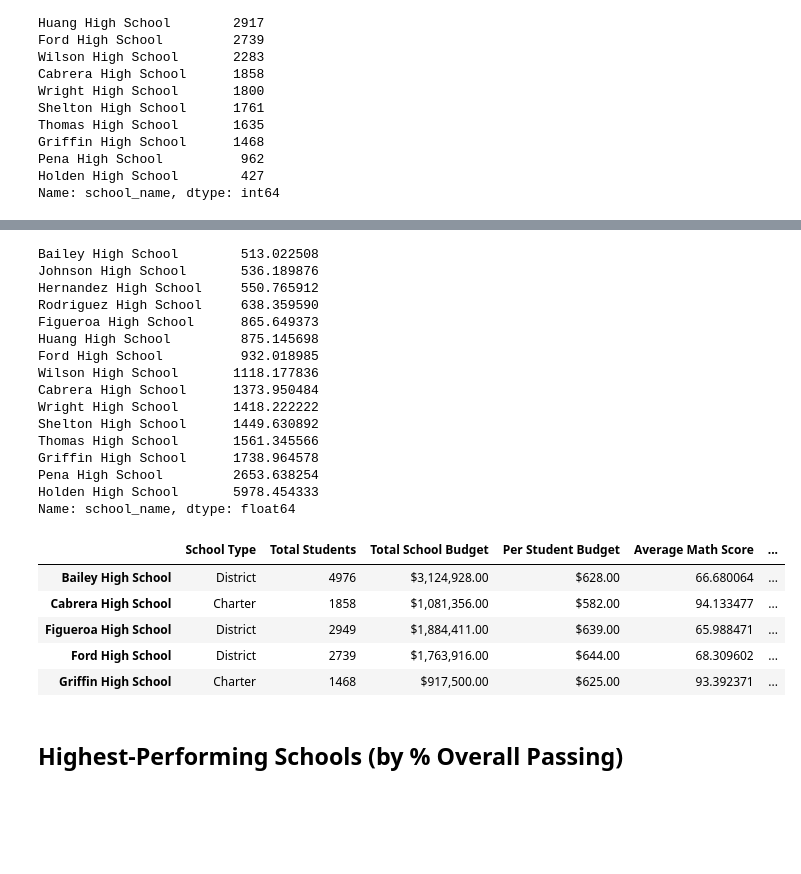
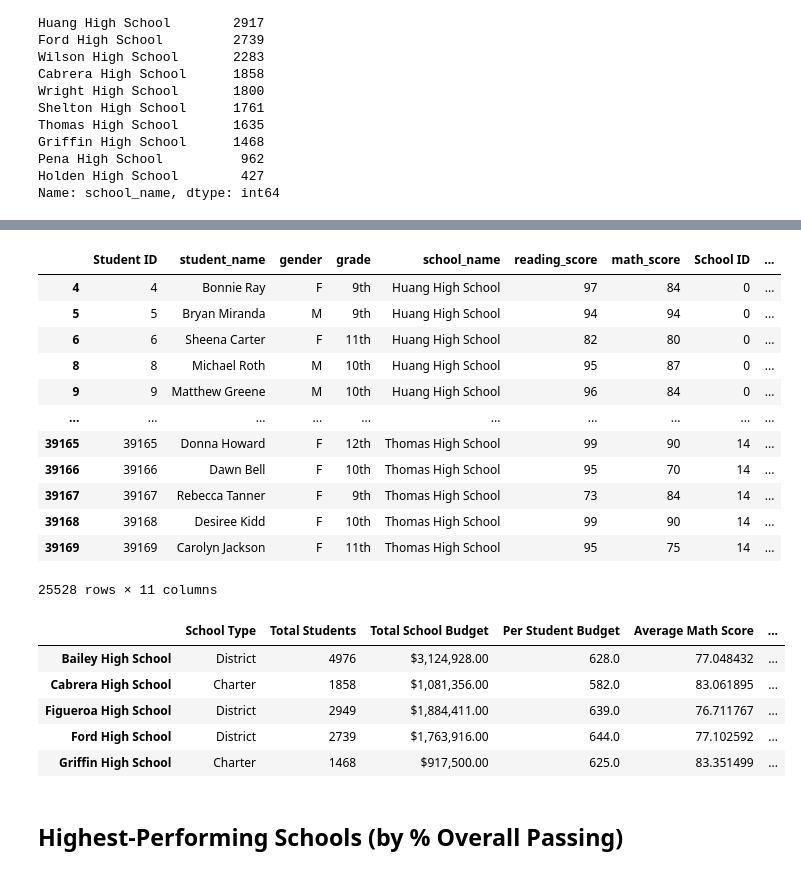
Before and after one commit to jm18443/pandas-challenge, a Jupyter notebook: PyCitySchools/PyCitySchools_starter.ipynb, the cells around one changed output, grey strips where cells are left out. Drawn from its saved outputs; the diff is of its cells as text; code cells hidden in the pictures; blank space fills up the shorter version.

```diff
--- a/PyCitySchools/PyCitySchools_starter.ipynb
+++ b/PyCitySchools/PyCitySchools_starter.ipynb
@@ -189,0 +149,4 @@ Name: school_name, dtype: float64
+# %%
+# Calculate the average test scores
+per_school_math = school_data_complete.groupby(["school_name"])["math_score"].mean()
+per_school_math
@@ -190,11 +171,5 @@ Name: school_name, dtype: float64
 # %%
 # Calculate the average test scores
-per_school_reading = school_data_complete.loc[school_data_complete["reading_score"]>=70]
-per_school_reading.head()
-
-group_read_sch=per_school_reading["school_name"].value_counts()
-group_read_sch.head()
-
-percent_read=group_read_sch/student_count*100
-percent_read
+per_school_reading = school_data_complete.groupby(["school_name"])["reading_score"].mean()
+per_school_reading
 # %% [output]
@@ -254,51 +206,48 @@ school_passing_reading
 # Use the provided code to calculate the schools that passed both math and reading with scores of 70 or higher
 passing_math_and_reading = school_data_complete[
     (school_data_complete["reading_score"] >= 70) & (school_data_complete["math_score"] >= 70)
-]['Student ID'].count()/per_school_counts*100
+]
 passing_math_and_reading
 # %% [output]
+|  | Student ID | student_name | gender | grade | school_name | reading_score | math_score | School ID | ... |
+| 4 | 4 | Bonnie Ray | F | 9th | Huang High School | 97 | 84 | 0 | ... |
+| 5 | 5 | Bryan Miranda | M | 9th | Huang High School | 94 | 94 | 0 | ... |
+| 6 | 6 | Sheena Carter | F | 11th | Huang High School | 82 | 80 | 0 | ... |
+| 8 | 8 | Michael Roth | M | 10th | Huang High School | 95 | 87 | 0 | ... |
+| 9 | 9 | Matthew Greene | M | 10th | Huang High School | 96 | 84 | 0 | ... |
+| ... | ... | ... | ... | ... | ... | ... | ... | ... | ... |
+| 39165 | 39165 | Donna Howard | F | 12th | Thomas High School | 99 | 90 | 14 | ... |
+| 39166 | 39166 | Dawn Bell | F | 10th | Thomas High School | 95 | 70 | 14 | ... |
+| 39167 | 39167 | Rebecca Tanner | F | 9th | Thomas High School | 73 | 84 | 14 | ... |
+| 39168 | 39168 | Desiree Kidd | F | 10th | Thomas High School | 99 | 90 | 14 | ... |
+| 39169 | 39169 | Carolyn Jackson | F | 11th | Thomas High School | 95 | 75 | 14 | ... |
-Bailey High School        513.022508
-Johnson High School       536.189876
-Hernandez High School     550.765912
-Rodriguez High School     638.359590
-Figueroa High School      865.649373
-Huang High School         875.145698
-Ford High School          932.018985
-Wilson High School       1118.177836
-Cabrera High School      1373.950484
-Wright High School       1418.222222
-Shelton High School      1449.630892
-Thomas High School       1561.345566
-Griffin High School      1738.964578
-Pena High School         2653.638254
-Holden High School       5978.454333
-Name: school_name, dtype: float64
+25528 rows × 11 columns
 # %%
 # Use the provided code to calculate the passing rates
 per_school_passing_math = school_passing_math.groupby(["school_name"]).count()["student_name"] / per_school_counts * 100
 per_school_passing_reading = school_passing_reading.groupby(["school_name"]).count()["student_name"] / per_school_counts * 100
-overall_passing_rate = per_school_passing_math + per_school_passing_reading/100
+overall_passing_rate = passing_math_and_reading.groupby(["school_name"]).count()["student_name"] / per_school_counts * 100
 # %%
 # Create a DataFrame called `per_school_summary` with columns for the calculations above.
 per_school_summary = pd.DataFrame({"School Type":school_types, "Total Students":per_school_counts, "Total School Budget":per_school_budget
-                                ,"Per Student Budget":per_student_budget ,"Average Math Score" : percent_math,
-                             "Average Reading Score":percent_read,
-                             "% Passing Math":percent_math, "% Passing Reading":percent_read,
+                                ,"Per Student Budget":per_school_capita ,"Average Math Score" : per_school_math,
+                             "Average Reading Score": per_school_reading,
+                             "% Passing Math":per_school_passing_math, "% Passing Reading":per_school_passing_reading,
                             "% Overall Passing Rate":overall_passing_rate})
 
 # Formatting
 per_school_summary["Total School Budget"] = per_school_summary["Total School Budget"].map("${:,.2f}".format)
-per_school_summary["Per Student Budget"] = per_school_summary["Per Student Budget"].map("${:,.2f}".format)
+#per_school_summary["Per Student Budget"] = per_school_summary["Per Student Budget"].map("${:,.2f}".format)
 
 # Display the DataFrame
 per_school_summary.head()
 # %% [output]
 |  | School Type | Total Students | Total School Budget | Per Student Budget | Average Math Score | ... |
-| Bailey High School | District | 4976 | $3,124,928.00 | $628.00 | 66.680064 | ... |
-| Cabrera High School | Charter | 1858 | $1,081,356.00 | $582.00 | 94.133477 | ... |
-| Figueroa High School | District | 2949 | $1,884,411.00 | $639.00 | 65.988471 | ... |
-| Ford High School | District | 2739 | $1,763,916.00 | $644.00 | 68.309602 | ... |
-| Griffin High School | Charter | 1468 | $917,500.00 | $625.00 | 93.392371 | ... |
+| Bailey High School | District | 4976 | $3,124,928.00 | 628.0 | 77.048432 | ... |
+| Cabrera High School | Charter | 1858 | $1,081,356.00 | 582.0 | 83.061895 | ... |
+| Figueroa High School | District | 2949 | $1,884,411.00 | 639.0 | 76.711767 | ... |
+| Ford High School | District | 2739 | $1,763,916.00 | 644.0 | 77.102592 | ... |
+| Griffin High School | Charter | 1468 | $917,500.00 | 625.0 | 83.351499 | ... |
 # %% [markdown]
 ## Highest-Performing Schools (by % Overall Passing)
 # %%
```
Also changed, not shown: parts of 20 cells of this notebook.
